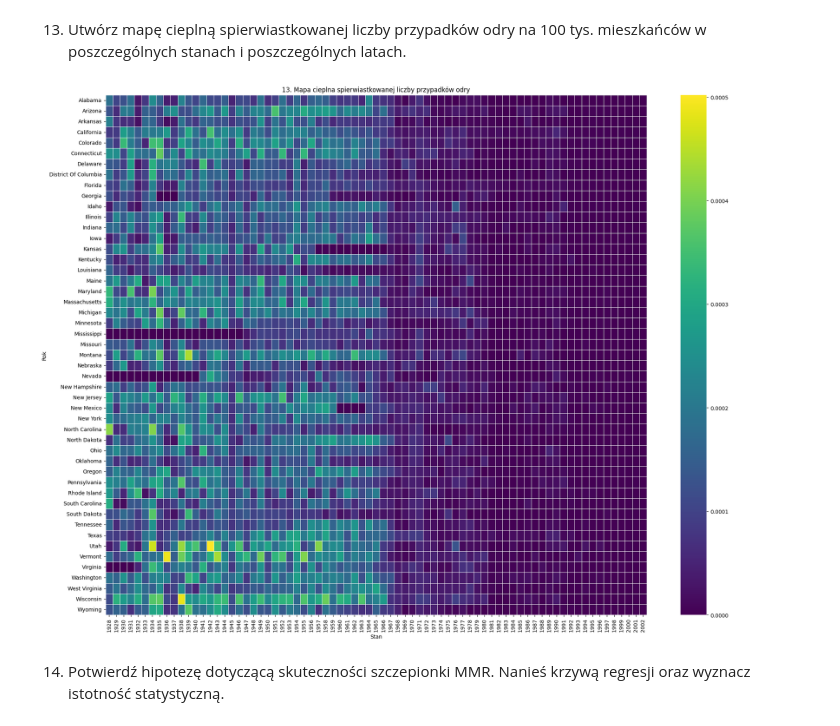
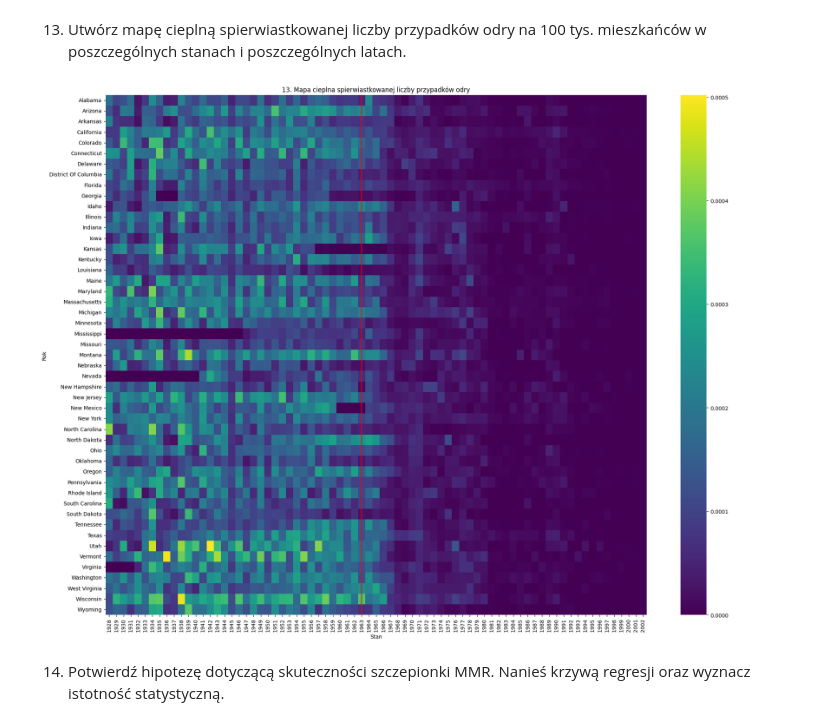
Before and after one commit to Remko23/Data-Science-Club, a Jupyter notebook: Z1/z1.ipynb, the cells around one changed output. Drawn from its saved outputs; the diff is of its cells as text; code cells hidden in the pictures.

```diff
--- a/Z1/z1.ipynb
+++ b/Z1/z1.ipynb
@@ -226,15 +226,16 @@ plt.show()
 # %%
 heatmap_data = measles_data_2.pivot_table(index='state', columns='year', values='sqrt_diseases_rate', aggfunc='mean')
 plt.figure(figsize=(20, 15))
-sns.heatmap(heatmap_data, cmap='viridis', linewidths=0.5)
+ax = sns.heatmap(heatmap_data, cmap='viridis')
+ax.axvline(x = 35.5, c = 'red', label = 'Szczepionka MMR (1963 r.)')
 plt.title('13. Mapa cieplna spierwiastkowanej liczby przypadków odry')
 plt.xlabel('Stan')
 plt.ylabel('Rok')
 plt.xticks(rotation=90)
 plt.tight_layout()
 plt.show()
 # %% [output]
-[figure, old version]
+[figure, new version]
 # %% [markdown]
 14. Potwierdź hipotezę dotyczącą skuteczności szczepionki MMR. Nanieś krzywą regresji oraz wyznacz istotność statystyczną.
 # %%
```
Also changed, not shown: parts of 2 cells of this notebook, 1 other file.
